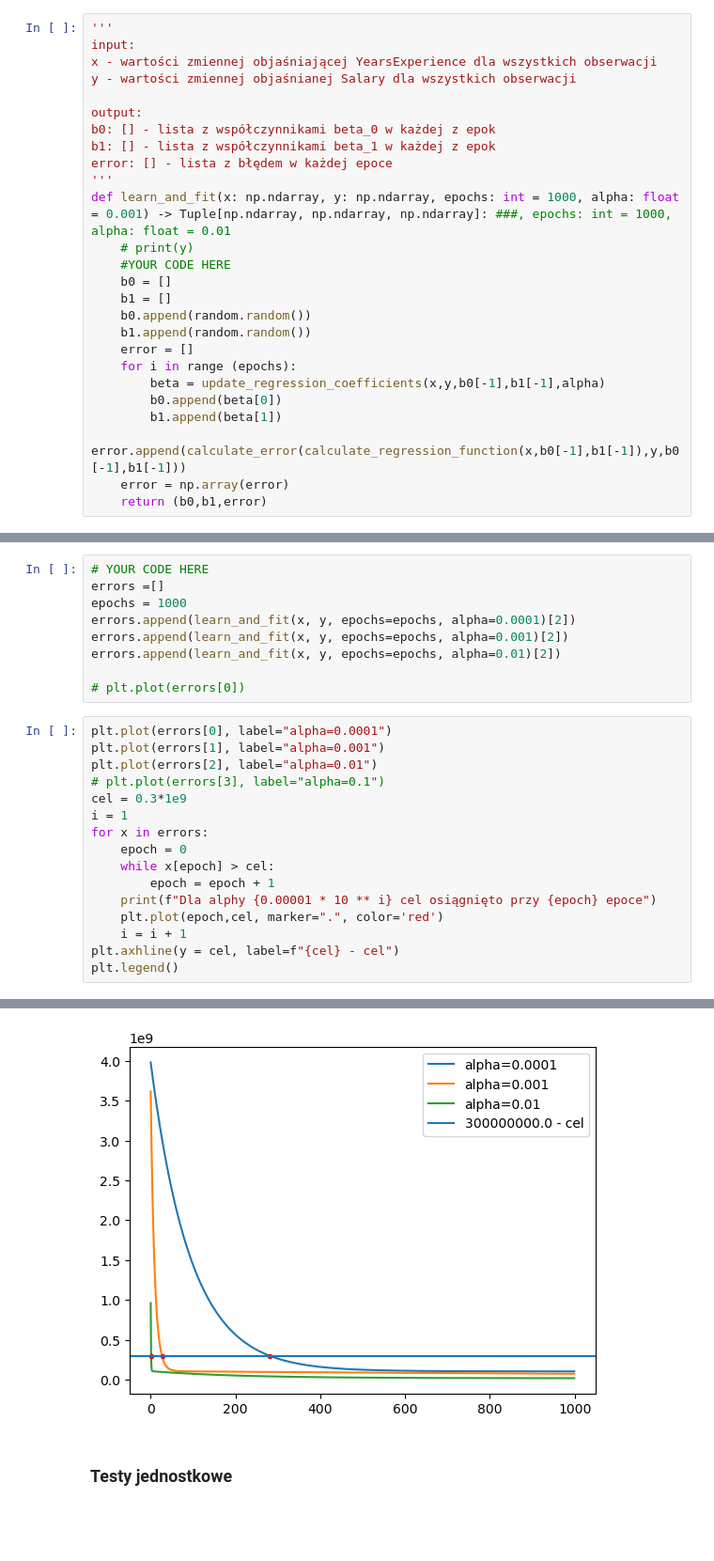
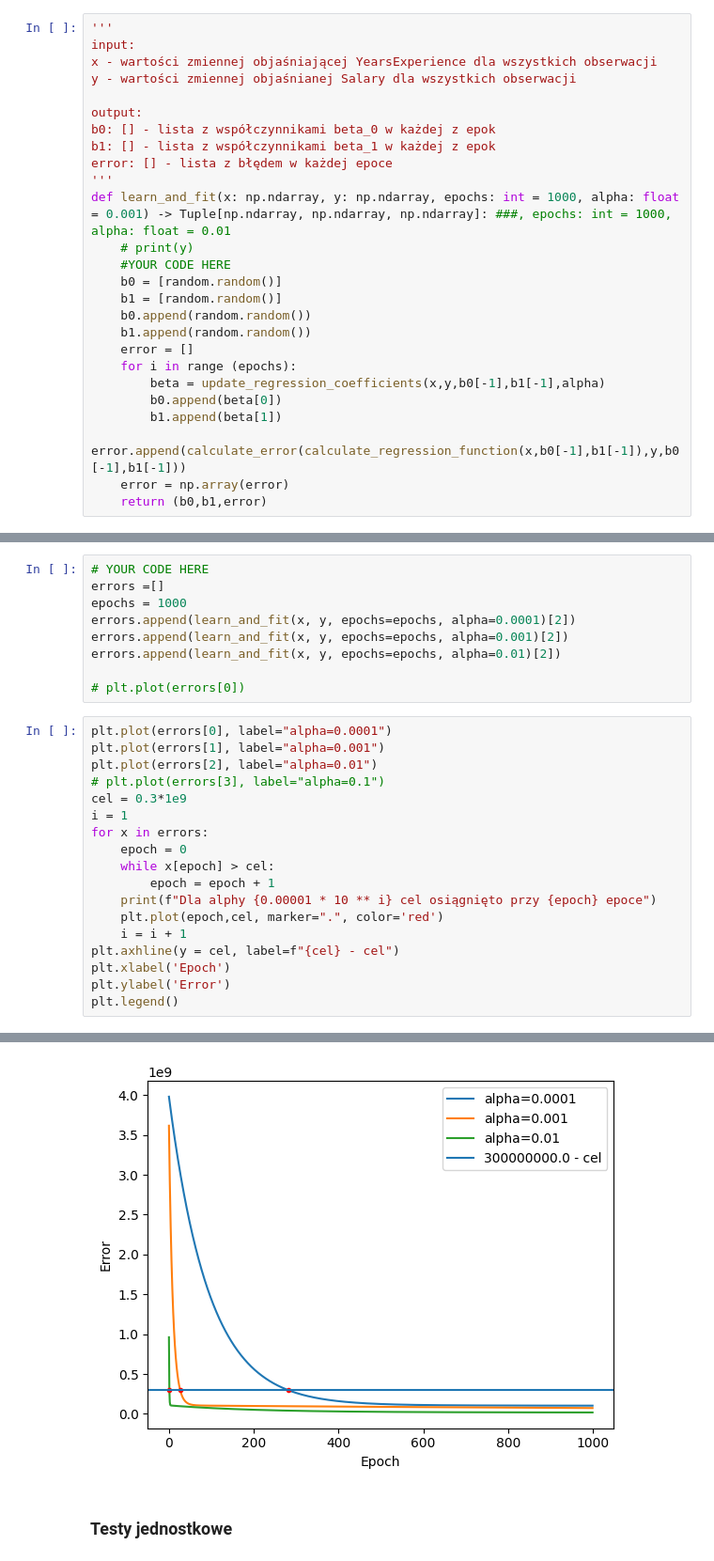
Before and after one commit to DyremiX/Laby, a Jupyter notebook: Lab2/139509_michal_dubiel_linear_regression_simple.ipynb, the cells around one changed output, grey strips where cells are left out. Shown: that part at 94% size. Cells and saved outputs as stored; diff of their text form; blank space fills up the shorter version.

```diff
--- a/Lab2/139509_michal_dubiel_linear_regression_simple.ipynb
+++ b/Lab2/139509_michal_dubiel_linear_regression_simple.ipynb
@@ -163,8 +163,8 @@ error: [] - lista z błędem w każdej epoce
 def learn_and_fit(x: np.ndarray, y: np.ndarray, epochs: int = 1000, alpha: float = 0.001) -> Tuple[np.ndarray, np.ndarray, np.ndarray]: ###, epochs: int = 1000, alpha: float = 0.01
     # print(y)
     #YOUR CODE HERE
-    b0 = []
-    b1 = []
+    b0 = [random.random()]
+    b1 = [random.random()]
     b0.append(random.random())
     b1.append(random.random())
     error = []
@@ -221,25 +224,27 @@ errors.append(learn_and_fit(x, y, epochs=epochs, alpha=0.01)[2])
 # %%
 plt.plot(errors[0], label="alpha=0.0001")
 plt.plot(errors[1], label="alpha=0.001")
 plt.plot(errors[2], label="alpha=0.01")
 # plt.plot(errors[3], label="alpha=0.1")
 cel = 0.3*1e9
 i = 1
 for x in errors:
     epoch = 0
     while x[epoch] > cel:
         epoch = epoch + 1
     print(f"Dla alphy {0.00001 * 10 ** i} cel osiągnięto przy {epoch} epoce")
     plt.plot(epoch,cel, marker=".", color='red')
     i = i + 1
 plt.axhline(y = cel, label=f"{cel} - cel")
+plt.xlabel('Epoch')
+plt.ylabel('Error')
 plt.legend()
 # %% [output]
 Dla alphy 0.0001 cel osiągnięto przy 281 epoce
 Dla alphy 0.001 cel osiągnięto przy 27 epoce
 Dla alphy 0.01 cel osiągnięto przy 1 epoce
 <matplotlib.legend.Legend at 0x...>
-[figure, old version]
+[figure, new version]
 # %% [markdown]
 ### Testy jednostkowe
 # %%
```
Also changed, not shown: parts of 6 cells of this notebook.
